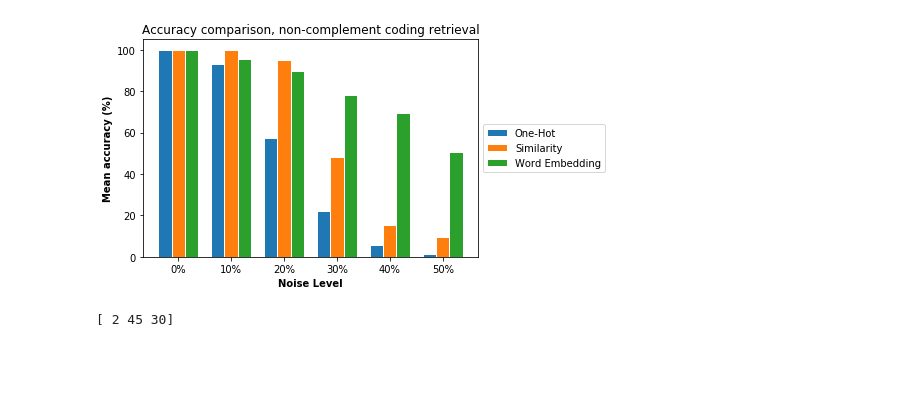
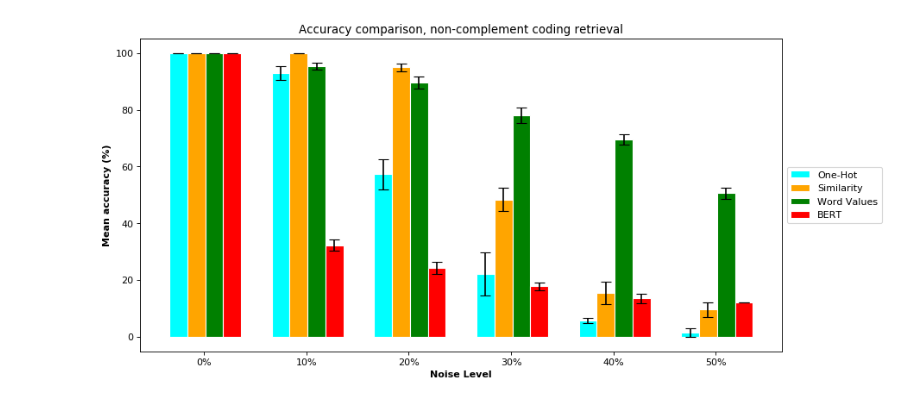
Before and after one commit to ptjahjadi/Fusion-ART-Model, a Jupyter notebook: Code/Graphs.ipynb, the cells around one changed output. Drawn from its saved outputs; the diff is of its cells as text; code cells hidden in the pictures; blank space fills up the shorter version.

Commit message:
update graphs notebook

```diff
--- a/Code/Graphs.ipynb
+++ b/Code/Graphs.ipynb
@@ -1,45 +6,40 @@
 # %%
-# libraries
-import numpy as np
-import matplotlib.pyplot as plt
+figure(num=None, figsize=(12, 6), dpi=80, facecolor='w', edgecolor='k')
 
 # set width of bar
 barWidth = 0.25
 
 # set height of bar
 onehot = [100, 93.01, 57.35, 22.17, 5.78, 1.44]
 similarity = [100, 100, 94.94, 48.43, 15.42, 9.64]
 word_embedding = [100, 95.43, 89.64, 78.07, 69.64, 50.6]
+bert = [100, 32.29, 24.3, 17.83, 13.49, 12.05]
+
+onehot_std = [0, 2.47, 5.36, 7.6, 1, 1.57]
+similarity_std = [0, 0, 1.32, 4.21, 3.94, 2.55]
+word_embedding_std = [0, 1.32, 2.19, 2.88, 1.79, 2.09]
+bert_std = [0, 1.98, 2.19, 1.32, 1.57, 0]
 
 # Set position of bar on X axis
 r1 = np.arange(len(onehot))
-r2 = [x + barWidth for x in r1]
-r3 = [x + barWidth for x in r2]
+r2 = [x + 0.7*barWidth for x in r1]
+r3 = [x + 0.7*barWidth for x in r2]
+r4 = [x + 0.7*barWidth for x in r3]
 
 # Make the plot
-plt.bar(r1, onehot, width=barWidth, edgecolor='white', label='One-Hot')
-plt.bar(r2, similarity, width=barWidth, edgecolor='white', label='Similarity')
-plt.bar(r3, word_embedding, width=barWidth, edgecolor='white', label='Word Embedding')
+plt.bar(r1, onehot, width=0.7*barWidth, yerr=onehot_std, capsize=5, edgecolor='white', label='One-Hot', color = "cyan")
+plt.bar(r2, similarity, width=0.7*barWidth, yerr=similarity_std, capsize=5, edgecolor='white', label='Similarity', color = "orange")
+plt.bar(r3, word_embedding, width=0.7*barWidth, yerr=word_embedding_std, capsize=5, edgecolor='white', label='Word Values', color = "green")
+plt.bar(r4, bert, width=0.7*barWidth, yerr=bert_std, capsize=5, edgecolor='white', label='BERT', color = "red")
 
 # Add xticks on the middle of the group bars
 plt.xlabel('Noise Level', fontweight='bold')
 plt.xticks([r + barWidth for r in range(len(onehot))], ['0%', '10%', '20%', '30%', '40%', '50%'])
 plt.ylabel('Mean accuracy (%)', fontweight='bold')
 
 # Create legend & Show graphic
 plt.title("Accuracy comparison, non-complement coding retrieval")
 plt.legend(loc='center left', bbox_to_anchor=(1, 0.5))
 plt.show()
 # %% [output]
-[figure, old version]
+[figure, new version]
-# %%
-import numpy as np
-
-a = [1, 3, 5]
-b = [2, 5, 3]
-d = (np.multiply(a,b))
-c = [1, 3, 2]
-d = np.multiply(d, c)
-print(d)
-# %% [output]
-[ 2 45 30]
```
Also changed, not shown: parts of 16 cells of this notebook.
